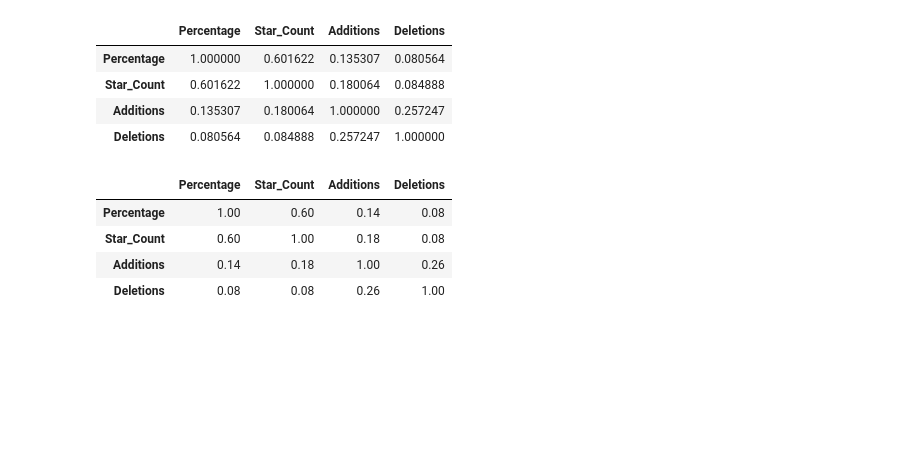
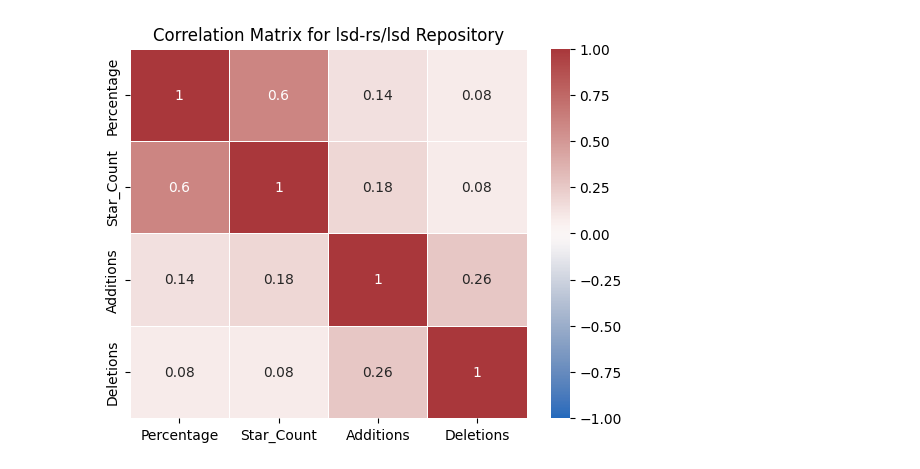
Before and after one commit to rajkunamaneni/Code-Coverage-Trends, a Jupyter notebook: src/AutoTesting.ipynb, the cells around one changed output. Drawn from its saved outputs; the diff is of its cells as text; code cells hidden in the pictures; blank space fills up the shorter version.

```diff
--- a/src/AutoTesting.ipynb
+++ b/src/AutoTesting.ipynb
@@ -209,32 +207,19 @@ with open("updated_test.csv", 'a', newline='') as file:
 
 print("CSV file updated successfully!")
 # %%
-import pandas as pd
-import math
-
 # Read the CSV file into a DataFrame
 df = pd.read_csv("../data/AddOrRemoveReport.csv")
+
+repo = "lsd-rs/lsd"
 
 # Filter the DataFrame for the repository "grafana"
 grafana_df = df[df["Username"] == "lsd-rs"]
 
 # Select only the required columns for correlation
 selected_columns = ["Percentage", "Star_Count", "Additions", "Deletions",]
 selected_df = grafana_df[selected_columns]
-
-# Calculate correlation matrix
-selected_df.corr()
+sns.heatmap(selected_df.corr().round(2), annot=True, cmap="vlag", linewidths=0.5, vmin=-1, vmax=1, center=0)
+plt.title(f"Correlation Matrix for {repo} Repository")
+plt.show()
 # %% [output]
-|  | Percentage | Star_Count | Additions | Deletions |
-| Percentage | 1.000000 | 0.601622 | 0.135307 | 0.080564 |
-| Star_Count | 0.601622 | 1.000000 | 0.180064 | 0.084888 |
-| Additions | 0.135307 | 0.180064 | 1.000000 | 0.257247 |
-| Deletions | 0.080564 | 0.084888 | 0.257247 | 1.000000 |
+[figure, added]
-# %%
-selected_df.corr().round(2)
-# %% [output]
-|  | Percentage | Star_Count | Additions | Deletions |
-| Percentage | 1.00 | 0.60 | 0.14 | 0.08 |
-| Star_Count | 0.60 | 1.00 | 0.18 | 0.08 |
-| Additions | 0.14 | 0.18 | 1.00 | 0.26 |
-| Deletions | 0.08 | 0.08 | 0.26 | 1.00 |
```
Also changed, not shown: parts of 2 cells of this notebook.
